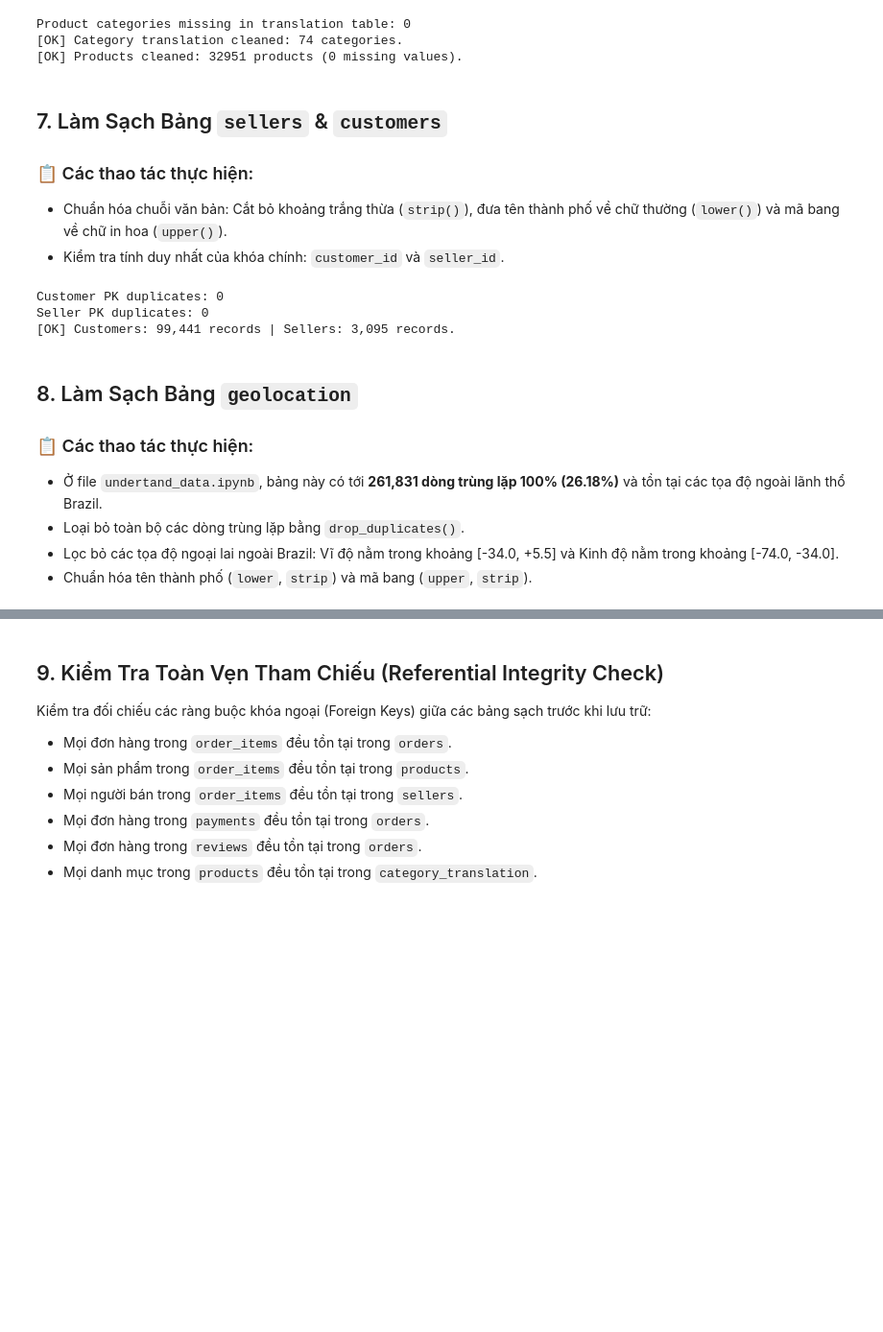
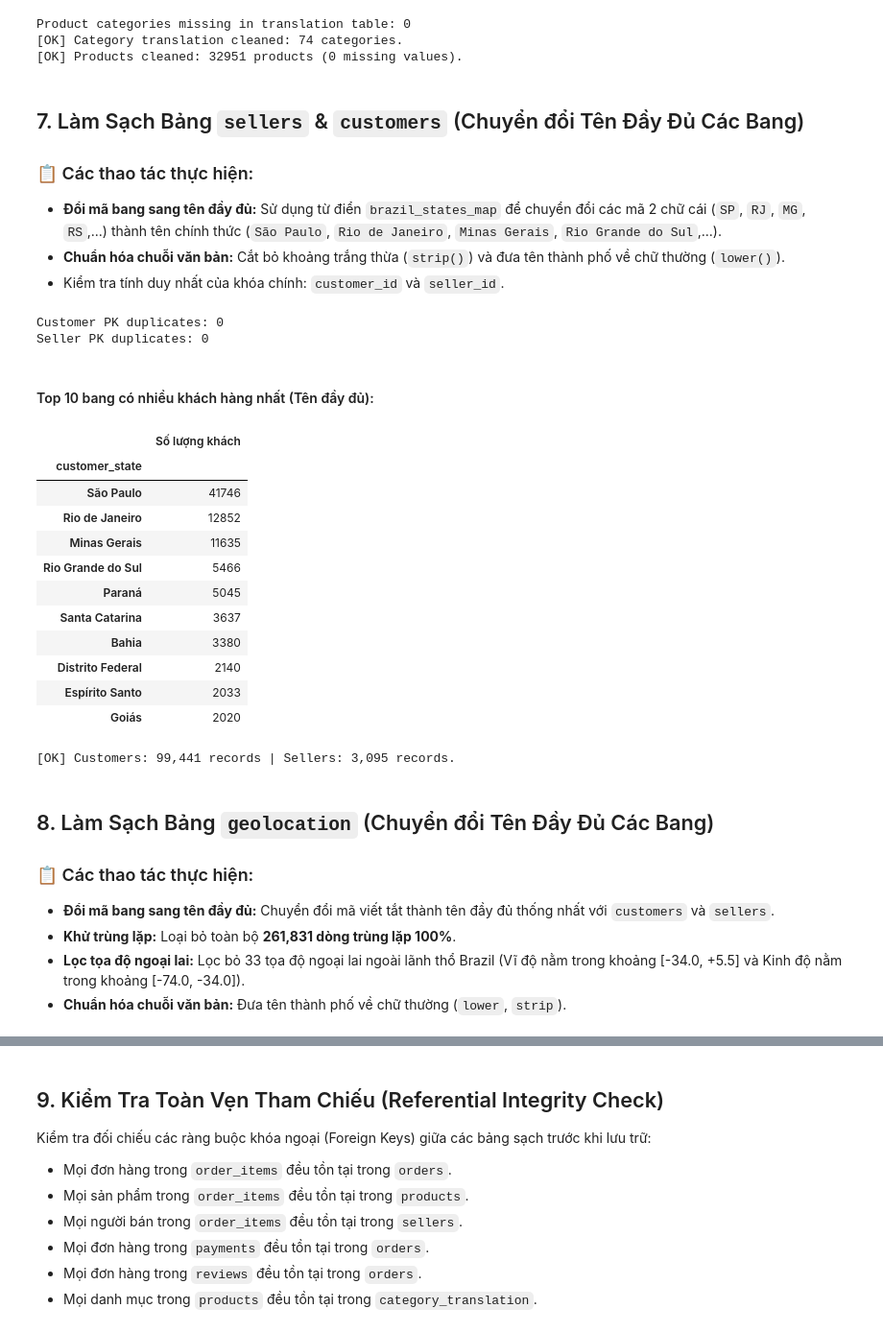
Before and after one commit to doanquangminh14/olist-ecommerce-analytics, a Jupyter notebook: notebook/cleaning_data.ipynb, the cells around one changed output, grey strips where cells are left out. Shown at 96% size. Cells and saved outputs as stored; diff of their text form; code cells hidden in the pictures; blank space fills up the shorter version.

Commit message:
ADD Dictionary Mapping

```diff
--- a/notebook/cleaning_data.ipynb
+++ b/notebook/cleaning_data.ipynb
@@ -33,5 +35,36 @@ warnings.filterwarnings('ignore')
 pd.set_option('display.max_columns', 50)
 pd.set_option('display.float_format', lambda x: '%.2f' % x)
 
-print("Libraries and configurations successfully initialized!")
+# Từ điển ánh xạ mã 27 bang Brazil sang tên đầy đủ
+brazil_states_map = {
+    "AC": "Acre",
+    "AL": "Alagoas",
+    "AM": "Amazonas",
+    "AP": "Amapá",
+    "BA": "Bahia",
+    "CE": "Ceará",
+    "DF": "Distrito Federal",
+    "ES": "Espírito Santo",
+    "GO": "Goiás",
+    "MA": "Maranhão",
+    "MG": "Minas Gerais",
+    "MS": "Mato Grosso do Sul",
+    "MT": "Mato Grosso",
+    "PA": "Pará",
+    "PB": "Paraíba",
+    "PE": "Pernambuco",
+    "PI": "Piauí",
+    "PR": "Paraná",
+    "RJ": "Rio de Janeiro",
+    "RN": "Rio Grande do Norte",
+    "RO": "Rondônia",
+    "RR": "Roraima",
+    "RS": "Rio Grande do Sul",
+    "SC": "Santa Catarina",
+    "SE": "Sergipe",
+    "SP": "São Paulo",
+    "TO": "Tocantins"
+}
+
+print("Libraries, configurations, and State Mapping successfully initialized!")
 # %% [output]
@@ -254,35 +287,53 @@ Product categories missing in translation table: 0
 [OK] Category translation cleaned: 74 categories.
 [OK] Products cleaned: 32951 products (0 missing values).
 # %% [markdown]
-## 7. Làm Sạch Bảng `sellers` & `customers`
+## 7. Làm Sạch Bảng `sellers` & `customers` (Chuyển đổi Tên Đầy Đủ Các Bang)
 
 ### 📋 Các thao tác thực hiện:
-- Chuẩn hóa chuỗi văn bản: Cắt bỏ khoảng trắng thừa (`strip()`), đưa tên thành phố về chữ thường (`lower()`) và mã bang về chữ in hoa (`upper()`).
+- **Đổi mã bang sang tên đầy đủ:** Sử dụng từ điển `brazil_states_map` để chuyển đổi các mã 2 chữ cái (`SP`, `RJ`, `MG`, `RS`,...) thành tên chính thức (`São Paulo`, `Rio de Janeiro`, `Minas Gerais`, `Rio Grande do Sul`,...).
+- **Chuẩn hóa chuỗi văn bản:** Cắt bỏ khoảng trắng thừa (`strip()`) và đưa tên thành phố về chữ thường (`lower()`).
 - Kiểm tra tính duy nhất của khóa chính: `customer_id` và `seller_id`.
 # %%
-# Chuẩn hóa văn bản customers
+# Chuẩn hóa văn bản & chuyển đổi tên đầy đủ của bang cho customers
 customers_df['customer_city'] = customers_df['customer_city'].str.strip().str.lower()
-customers_df['customer_state'] = customers_df['customer_state'].str.strip().str.upper()
+customers_df['customer_state'] = customers_df['customer_state'].str.strip().str.upper().map(brazil_states_map).fillna(customers_df['customer_state'])
 
-# Chuẩn hóa văn bản sellers
+# Chuẩn hóa văn bản & chuyển đổi tên đầy đủ của bang cho sellers
 sellers_df['seller_city'] = sellers_df['seller_city'].str.strip().str.lower()
-sellers_df['seller_state'] = sellers_df['seller_state'].str.strip().str.upper()
+sellers_df['seller_state'] = sellers_df['seller_state'].str.strip().str.upper().map(brazil_states_map).fillna(sellers_df['seller_state'])
 
 print(f"Customer PK duplicates: {customers_df.duplicated(subset=['customer_id']).sum()}")
 print(f"Seller PK duplicates: {sellers_df.duplicated(subset=['seller_id']).sum()}")
+
+display(Markdown("#### Top 10 bang có nhiều khách hàng nhất (Tên đầy đủ):"))
+display(customers_df['customer_state'].value_counts().head(10).to_frame("Số lượng khách"))
+
 print(f"[OK] Customers: {len(customers_df):,d} records | Sellers: {len(sellers_df):,d} records.")
 # %% [output]
 Customer PK duplicates: 0
 Seller PK duplicates: 0
-[OK] Customers: 99,441 records | Sellers: 3,095 records.
+#### Top 10 bang có nhiều khách hàng nhất (Tên đầy đủ):
+|  | Số lượng khách |
+| customer_state |  |
+| São Paulo | 41746 |
+| Rio de Janeiro | 12852 |
+| Minas Gerais | 11635 |
+| Rio Grande do Sul | 5466 |
+| Paraná | 5045 |
+| Santa Catarina | 3637 |
+| Bahia | 3380 |
+| Distrito Federal | 2140 |
+| Espírito Santo | 2033 |
+| Goiás | 2020 |
+[OK] Customers: 99,441 records | Sellers: 3,095 records.
 # %% [markdown]
-## 8. Làm Sạch Bảng `geolocation`
+## 8. Làm Sạch Bảng `geolocation` (Chuyển đổi Tên Đầy Đủ Các Bang)
 
 ### 📋 Các thao tác thực hiện:
-- Ở file `undertand_data.ipynb`, bảng này có tới **261,831 dòng trùng lặp 100% (26.18%)** và tồn tại các tọa độ ngoài lãnh thổ Brazil.
-- Loại bỏ toàn bộ các dòng trùng lặp bằng `drop_duplicates()`.
-- Lọc bỏ các tọa độ ngoại lai ngoài Brazil: Vĩ độ nằm trong khoảng [-34.0, +5.5] và Kinh độ nằm trong khoảng [-74.0, -34.0].
-- Chuẩn hóa tên thành phố (`lower`, `strip`) và mã bang (`upper`, `strip`).
+- **Đổi mã bang sang tên đầy đủ:** Chuyển đổi mã viết tắt thành tên đầy đủ thống nhất với `customers` và `sellers`.
+- **Khử trùng lặp:** Loại bỏ toàn bộ **261,831 dòng trùng lặp 100%**.
+- **Lọc tọa độ ngoại lai:** Lọc bỏ 33 tọa độ ngoại lai ngoài lãnh thổ Brazil (Vĩ độ nằm trong khoảng [-34.0, +5.5] và Kinh độ nằm trong khoảng [-74.0, -34.0]).
+- **Chuẩn hóa chuỗi văn bản:** Đưa tên thành phố về chữ thường (`lower`, `strip`).
 # %%
 initial_geo_rows = len(geolocation_df)
 
```
Also changed, not shown: parts of 4 cells of this notebook, 4 other files.
